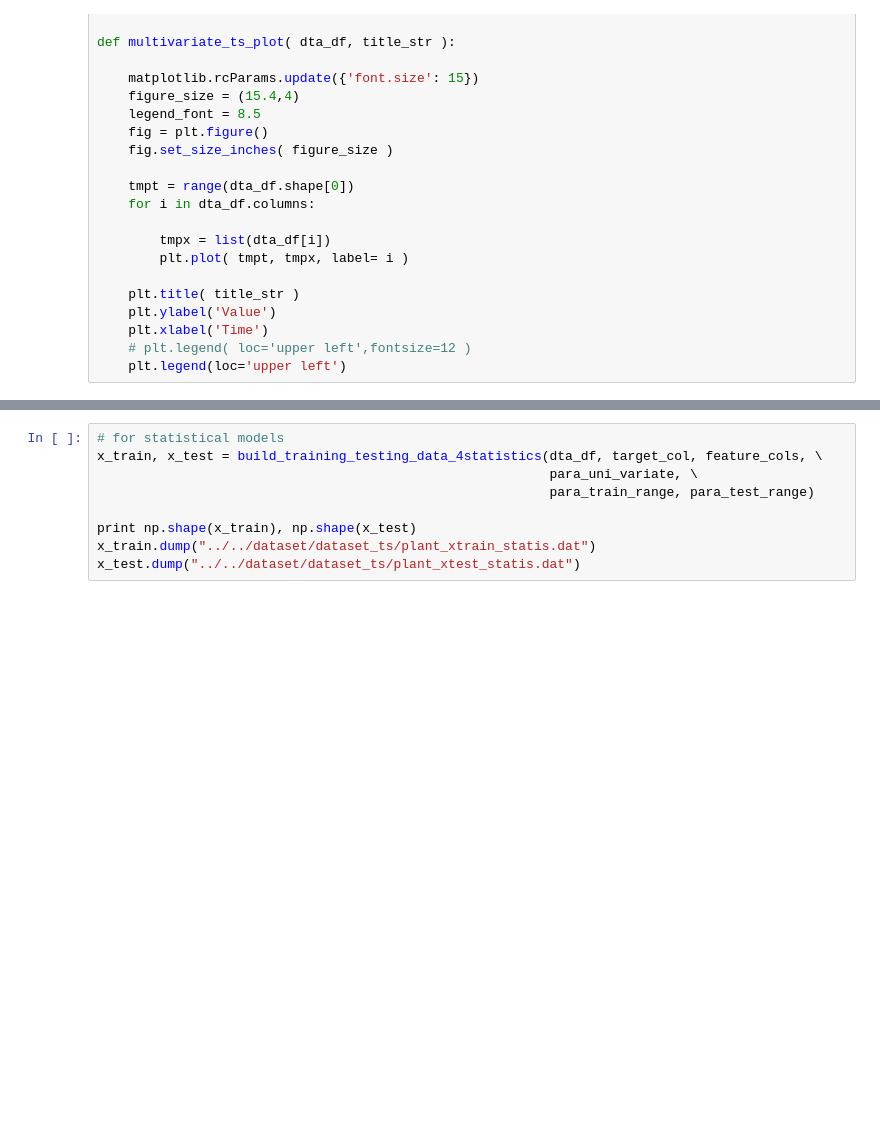
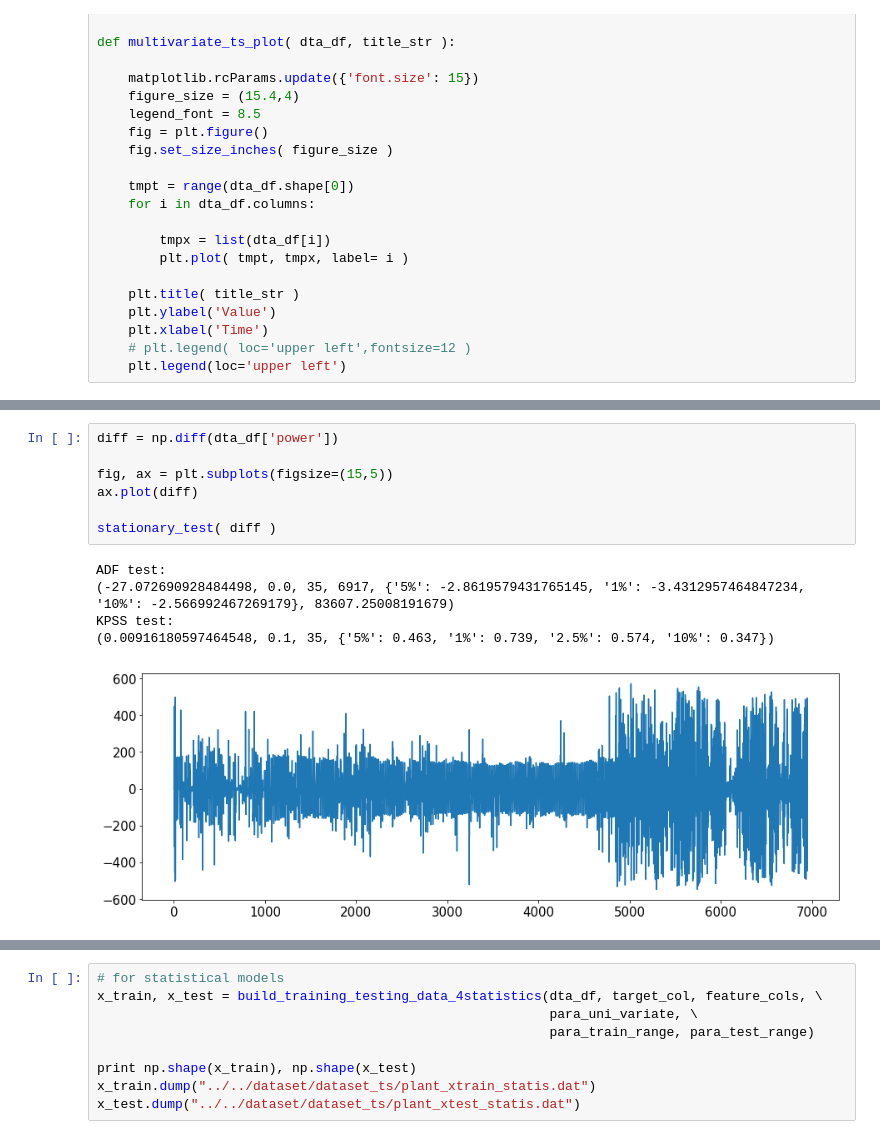
Before and after one commit to weilai0980/tsRNN, a Jupyter notebook: forecasting/data_prep.ipynb, the cells around one changed output, grey strips where cells are left out. Drawn from its saved outputs; the diff is of its cells as text; blank space fills up the shorter version.

```diff
--- a/forecasting/data_prep.ipynb
+++ b/forecasting/data_prep.ipynb
@@ -267,6 +262,19 @@ After filtering: shape of training and testing dataset:  (3145, 40, 8) (3145,) (
 [figure]
 [figure]
 [figure]
+# %%
+diff = np.diff(dta_df['power'])
+
+fig, ax = plt.subplots(figsize=(15,5))
+ax.plot(diff)
+
+stationary_test( diff )
+# %% [output]
+ADF test:
+(-27.072690928484498, 0.0, 35, 6917, {'5%': -2.8619579431765145, '1%': -3.4312957464847234, '10%': -2.566992467269179}, 83607.25008191679)
+KPSS test:
+(0.00916180597464548, 0.1, 35, {'5%': 0.463, '1%': 0.739, '2.5%': 0.574, '10%': 0.347})
+[figure, added]
 # %%
 # statisical test
 for i in vari_name:
```
Also changed, not shown: parts of 12 cells of this notebook, 16 other files.
